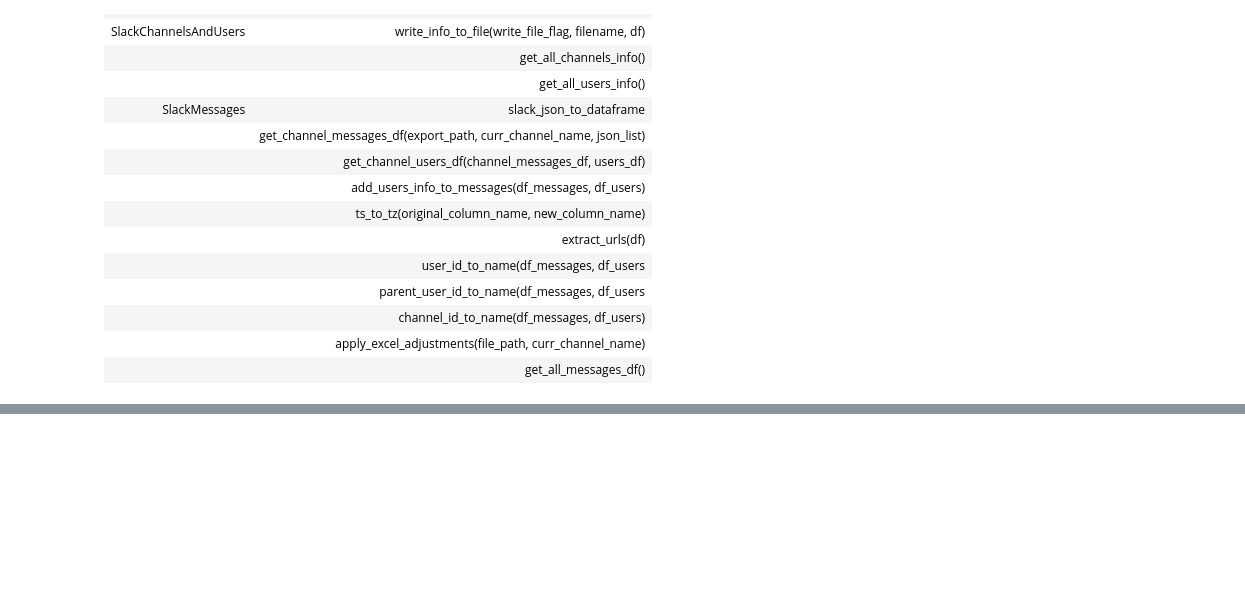
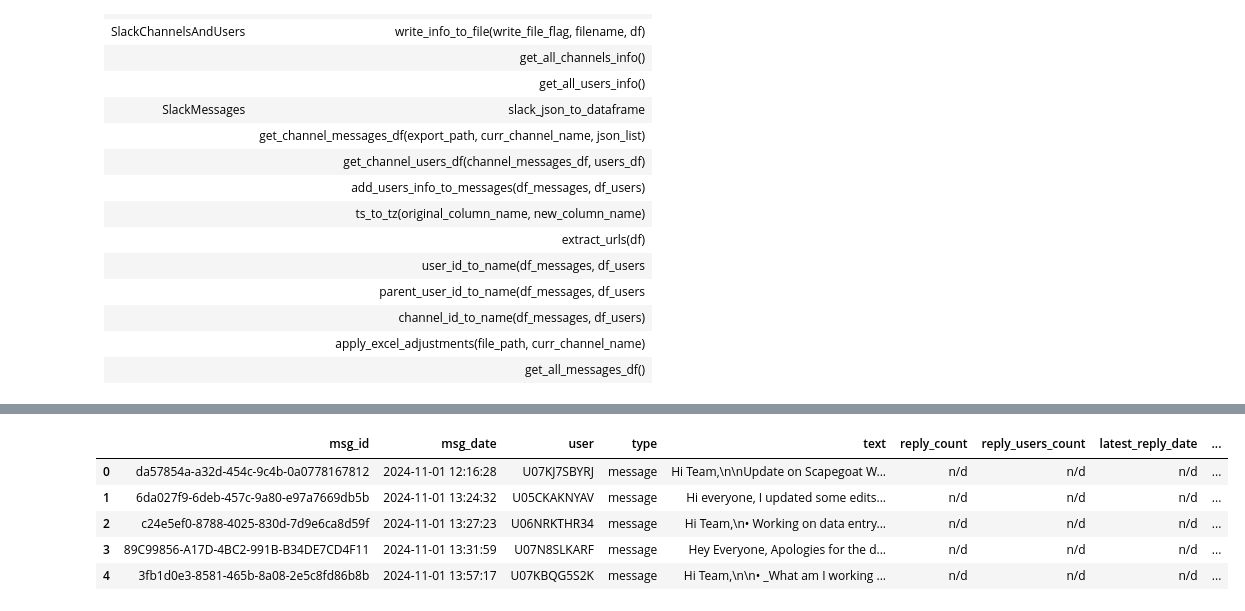
Before and after one commit to angelicads93/export_Slack, a Jupyter notebook: AG_Slack_export_class.ipynb, the cells around one changed output, grey strips where cells are left out. Cells and saved outputs as stored; diff of their text form; code cells hidden in the pictures; blank space fills up the shorter version.

```diff
--- a/AG_Slack_export_class.ipynb
+++ b/AG_Slack_export_class.ipynb
@@ -99,14 +99,15 @@ class InspectSource:
             continue_analysis = False        #  IP20241124  may be add here abort of entire code? like "sys.exit()" ?
 
     def check_converted_path_exists(self):
-        converted_directory = f"{converted_directory}/_JSONs_converted"
+        converted_directory_ = f"{converted_directory}/_JSONs_converted"
         ##-- Check that     exprt_folder_path  for resulting Excels (JSONs been converted) exists:  #IP20241118
-        if exists(converted_directory)==True:
-            exprt_folder_path = Path(converted_directory)
+        if exists(converted_directory_)==True:
+            exprt_folder_path = Path(converted_directory_)
             if exprt_folder_path.is_dir():
-                print(f"The folder 'JSONs_converted' already exists in '{converted_directory.split('JSONs')[0][:-1]}' and it will be overwritten.") #AG20241120
+                print(f"The folder 'JSONs_converted' already exists in '{converted_directory_.split('JSONs')[0][:-1]}' and it will be overwritten.") #AG20241120
                 shutil.rmtree(exprt_folder_path)
-        Path(f"{converted_directory}").mkdir(parents=True, exist_ok=True) #IP20241119
+        Path(f"{converted_directory_}").mkdir(parents=True, exist_ok=True) #IP20241119
+        return converted_directory_
 
     #---------------------------------------------------------
     def check_format_of_json_names(self, list_names):
@@ -919,7 +956,7 @@ inspect_source = InspectSource()
 ##-- Check validity of input paths:
 analyze_all_channels = inspect_source.set_flag_analyze_all_channels()
 inspect_source.check_source_path_exists()
-inspect_source.check_converted_path_exists()
+converted_directory = inspect_source.check_converted_path_exists()
 ##-- Check for expected files:
 inspect_source.check_expected_files_exists()
 ##-- Retrieve variables:
@@ -943,3 +980,4 @@ sm = SlackMessages()
 channel_messages_df = sm.get_all_messages_df()
 
 channel_messages_df.head()
+# %% [output]
@@ -945,0 +1001,6 @@ channel_messages_df.head()
+|  | msg_id | msg_date | user | type | text | reply_count | reply_users_count | latest_reply_date | ... |
+| 0 | da57854a-a32d-454c-9c4b-0a0778167812 | 2024-11-01 12:16:28 | U07KJ7SBYRJ | message | Hi Team,\n\nUpdate on Scapegoat W... | n/d | n/d | n/d | ... |
+| 1 | 6da027f9-6deb-457c-9a80-e97a7669db5b | 2024-11-01 13:24:32 | U05CKAKNYAV | message | Hi everyone, I updated some edits... | n/d | n/d | n/d | ... |
+| 2 | c24e5ef0-8788-4025-830d-7d9e6ca8d59f | 2024-11-01 13:27:23 | U06NRKTHR34 | message | Hi Team,\n• Working on data entry... | n/d | n/d | n/d | ... |
+| 3 | 89C99856-A17D-4BC2-991B-B34DE7CD4F11 | 2024-11-01 13:31:59 | U07N8SLKARF | message | Hey Everyone, Apologies for the d... | n/d | n/d | n/d | ... |
+| 4 | 3fb1d0e3-8581-465b-8a08-2e5c8fd86b8b | 2024-11-01 13:57:17 | U07KBQG5S2K | message | Hi Team,\n\n• _What am I working ... | n/d | n/d | n/d | ... |
```
Also changed, not shown: parts of 3 cells of this notebook, 1 other file.
